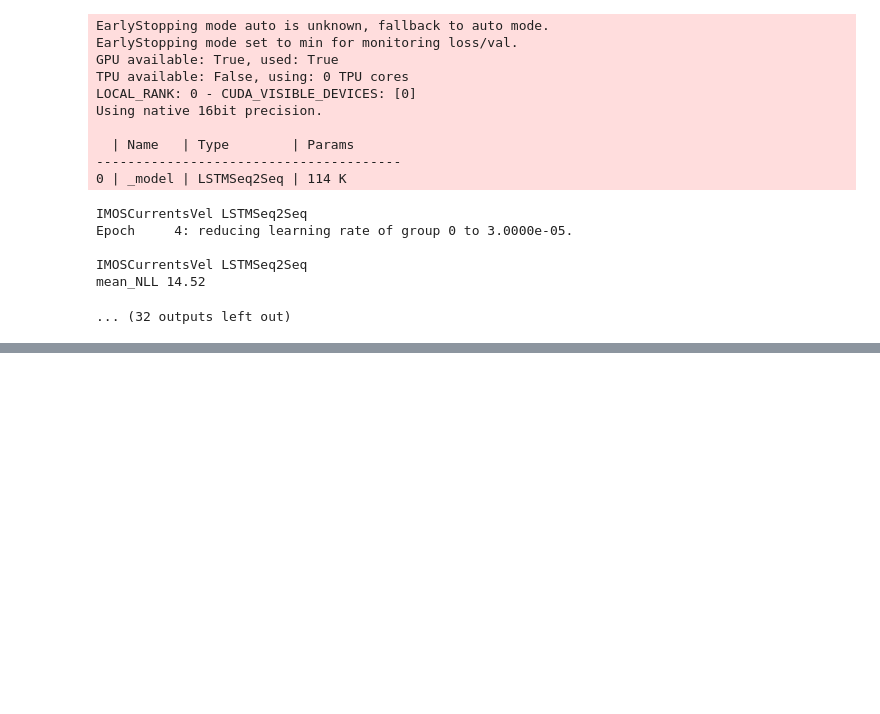
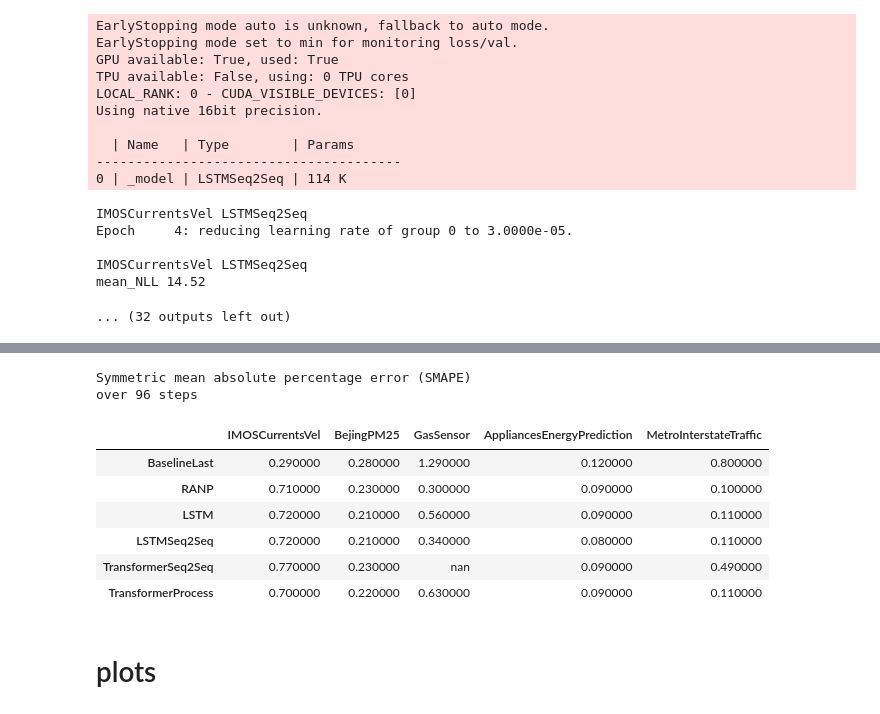
Before and after one commit to wassname/seq2seq-time, a Jupyter notebook: notebooks/05.0-mc-leaderboard.ipynb, the cells around one changed output, grey strips where cells are left out. Saved outputs shown, nothing was run; the diff lists cells and outputs as text; code cells hidden in the pictures; blank space fills up the shorter version.

```diff
--- a/notebooks/05.0-mc-leaderboard.ipynb
+++ b/notebooks/05.0-mc-leaderboard.ipynb
@@ -475,0 +497,17 @@ df_results.xs('nll', level=1).round(2)
+# %%
+print(f'Symmetric mean absolute percentage error (SMAPE)\nover {window_future} steps')
+d=df_results.xs('smape', level=1).T.round(2)
+d.style.apply(bold_min)
+# # Plots
+# %% [output]
+Symmetric mean absolute percentage error (SMAPE)
+over 96 steps
+|  | IMOSCurrentsVel | BejingPM25 | GasSensor | AppliancesEnergyPrediction | MetroInterstateTraffic |
+| BaselineLast | 0.290000 | 0.280000 | 1.290000 | 0.120000 | 0.800000 |
+| RANP | 0.710000 | 0.230000 | 0.300000 | 0.090000 | 0.100000 |
+| LSTM | 0.720000 | 0.210000 | 0.560000 | 0.090000 | 0.110000 |
+| LSTMSeq2Seq | 0.720000 | 0.210000 | 0.340000 | 0.080000 | 0.110000 |
+| TransformerSeq2Seq | 0.770000 | 0.230000 | nan | 0.090000 | 0.490000 |
+| TransformerProcess | 0.700000 | 0.220000 | 0.630000 | 0.090000 | 0.110000 |
+# %% [markdown]
+# plots
```
Also changed, not shown: parts of 17 cells of this notebook, 2 other files.
